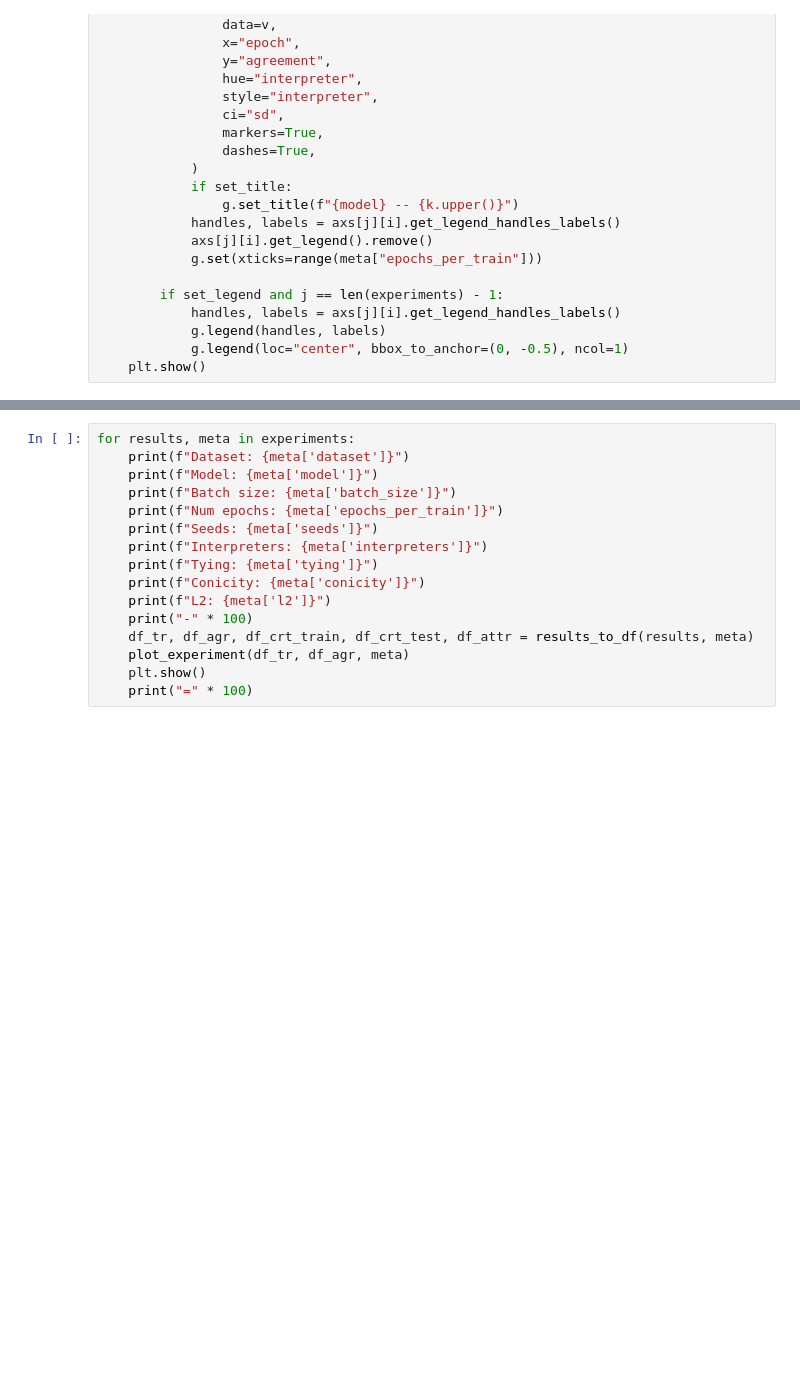
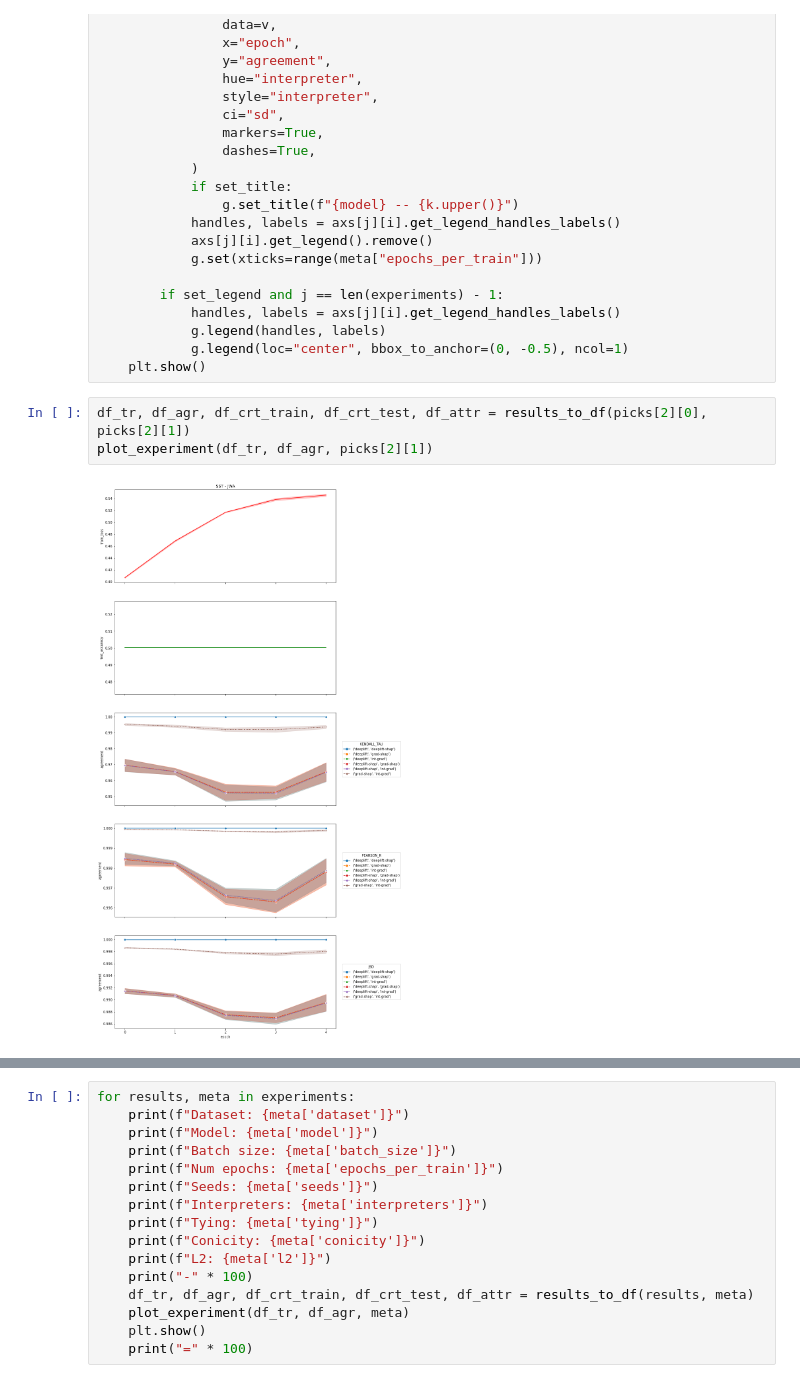
Before and after one commit to mttk/unity-in-xai-court, a Jupyter notebook: viz.ipynb, the cells around one changed output, grey strips where cells are left out. Saved outputs shown, nothing was run; the diff lists cells and outputs as text; blank space fills up the shorter version.

```diff
--- a/viz.ipynb
+++ b/viz.ipynb
@@ -159,6 +159,11 @@ def plot_agreement_matrix(experiments, models, num_meas=3, figsize=(16, 16), set
             g.legend(handles, labels)
             g.legend(loc="center", bbox_to_anchor=(0, -0.5), ncol=1)
     plt.show()
+# %%
+df_tr, df_agr, df_crt_train, df_crt_test, df_attr = results_to_df(picks[2][0], picks[2][1])
+plot_experiment(df_tr, df_agr, picks[2][1])
+# %% [output]
+[figure, added]
 # %%
 plot_agreement_matrix(picks, ["conicity", "tying", "L2", "non-regularized"])
 # %% [output]
```
Also changed, not shown: parts of 3 cells of this notebook, 6 other files.
